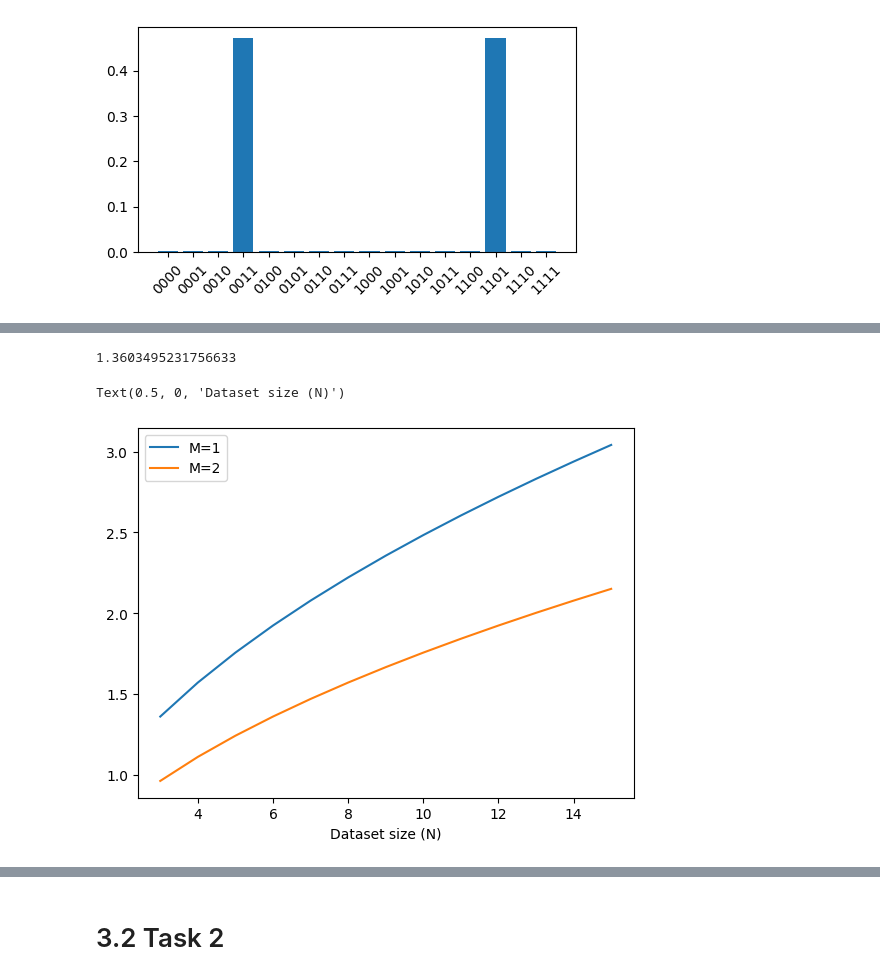
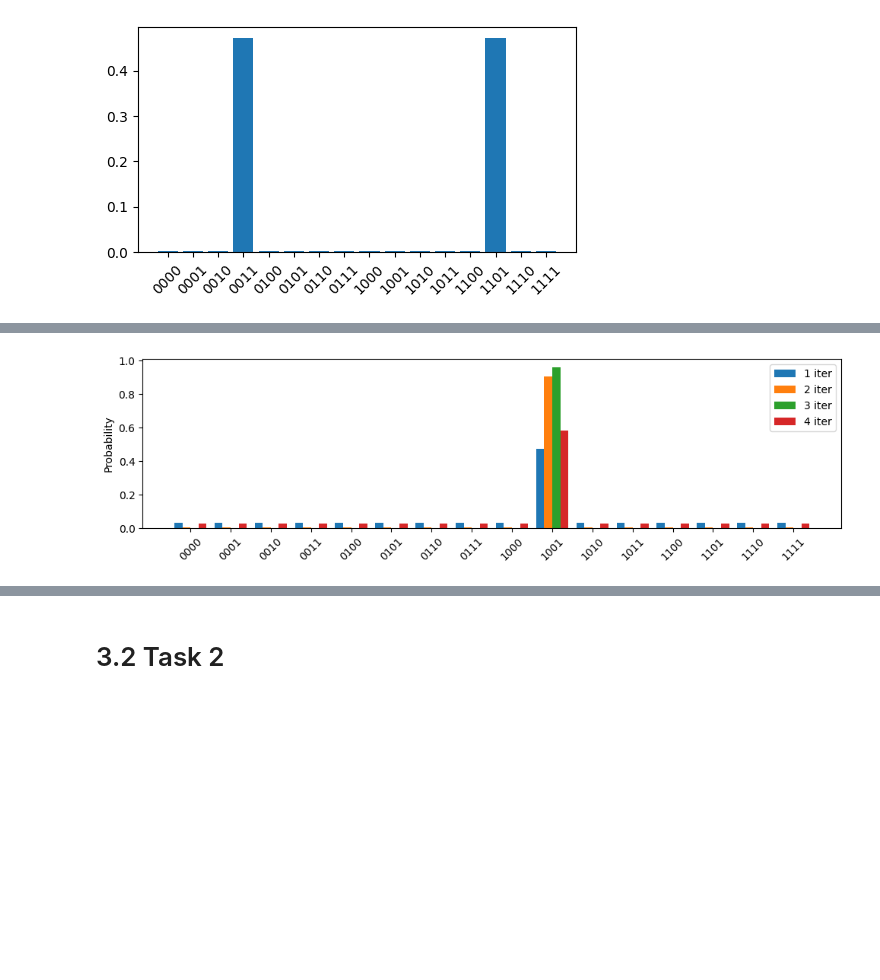
Before and after one commit to gllodra12/qosf_2023_10, a Jupyter notebook: Task_1.ipynb, the cells around one changed output, grey strips where cells are left out. Cells and saved outputs as stored; diff of their text form; code cells hidden in the pictures; blank space fills up the shorter version.

```diff
--- a/Task_1.ipynb
+++ b/Task_1.ipynb
@@ -252,17 +217,32 @@ for dataset_size in dataset_sizes:
-# %%
-np.pi/4*np.sqrt(3)
-# %% [output]
-1.3603495231756633
-# %%
-dataset_sizes = np.arange(3, 16)
-opt_iterations_m1 = np.pi/4*np.sqrt(dataset_sizes)
-opt_iterations_m2 = np.pi/4*np.sqrt(dataset_sizes/2)
-
-plt.plot(dataset_sizes, opt_iterations_m1, label="M=1")
-plt.plot(dataset_sizes, opt_iterations_m2, label="M=2")
-
-plt.legend()
-plt.xlabel("Dataset size (N)")
-# %% [output]
-Text(0.5, 0, 'Dataset size (N)')
-[figure, removed]
+# %%
+# Checking the ideal number of iterations for M=1
+num = 9
+
+prime_list = [2, 3, 5, 7]
+variables_wires = [0, 1, 2, 3]
+aux_oracle_wires = [4, 5, 6, 7]
+
+# Compute probability for different number of iterations
+p1 = probs(num, prime_list, variables_wires, aux_oracle_wires, iterations=1)
+p2 = probs(num, prime_list, variables_wires, aux_oracle_wires, iterations=2)
+p3 = probs(num, prime_list, variables_wires, aux_oracle_wires, iterations=3)
+p4 = probs(num, prime_list, variables_wires, aux_oracle_wires, iterations=4)
+
+bar_width = 0.2
+x = np.arange(len(p1))
+bar1_pos = x - 1.5 * bar_width
+bar2_pos = x - 0.5 * bar_width
+bar3_pos = x + 0.5 * bar_width
+bar4_pos = x + 1.5 * bar_width
+
+plt.figure(figsize=(10, 3))
+plt.bar(bar1_pos, p1, width=bar_width, label="1 iter")
+plt.bar(bar2_pos, p2, width=bar_width, label="2 iter")
+plt.bar(bar3_pos, p3, width=bar_width, label="3 iter")
+plt.bar(bar4_pos, p4, width=bar_width, label="4 iter")
+plt.ylabel("Probability")
+plt.xticks(x, np.array(integers_to_binary(range(len(p1)), 4)), rotation=45)
+plt.legend()
+plt.tight_layout()
+# %% [output]
+[figure, added]
```
Also changed, not shown: parts of 6 cells of this notebook.
